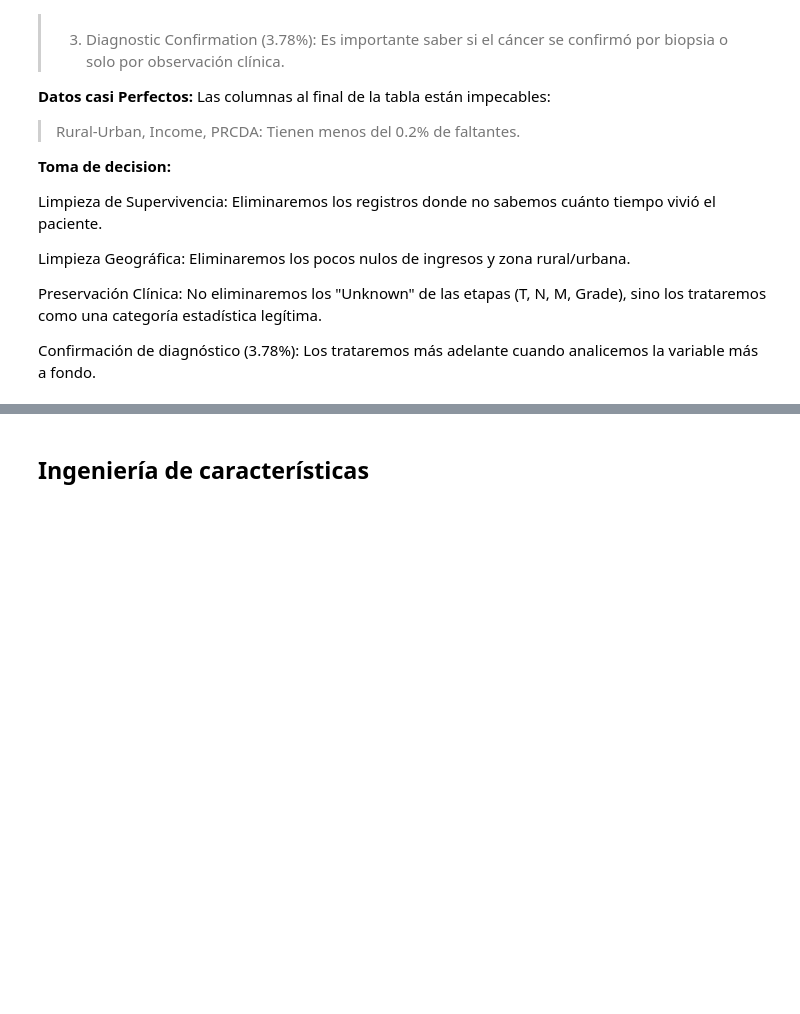
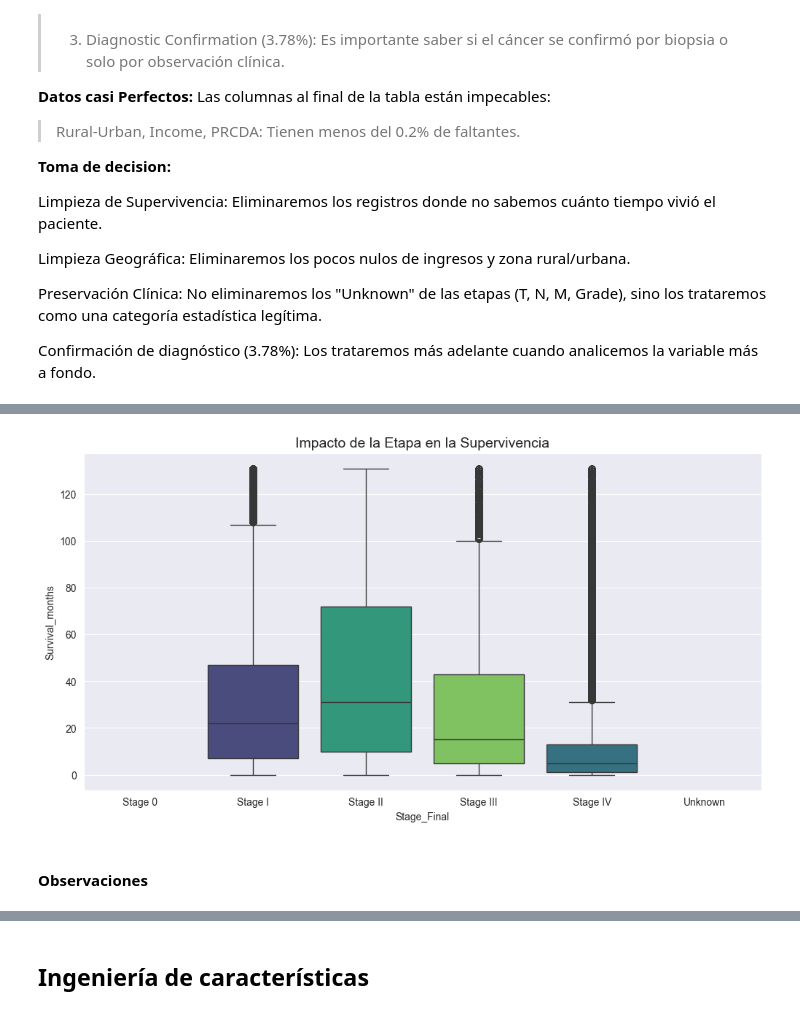
Before and after one commit to carlos-villa-restrepo/lung-cancer-prediction-xgboost, a Jupyter notebook: notebooks/01_eda_elius.ipynb, the cells around one changed output, grey strips where cells are left out. Saved outputs shown, nothing was run; the diff lists cells and outputs as text; code cells hidden in the pictures; blank space fills up the shorter version.

```diff
--- a/notebooks/01_eda_elius.ipynb
+++ b/notebooks/01_eda_elius.ipynb
@@ -644,0 +274,41 @@ Es muy revelador que en la categoría de etapa desconocida, el grupo de Ingresos
+# %%
+def encontrar_columna(lista_cols, palabra_clave):
+    for c in lista_cols:
+        if palabra_clave in c:
+            return c
+    return None
+
+cols_actuales = df.columns.tolist()
+
+c1 = encontrar_columna(cols_actuales, 'Combined_Summary_Stage')
+c2 = encontrar_columna(cols_actuales, 'Derived_EOD_2018')
+c3 = encontrar_columna(cols_actuales, '7th_Edition_Stage_Group')
+c4 = encontrar_columna(cols_actuales, 'Derived_AJCC_Stage_Group')
+
+stage_cols = [c for c in [c1, c2, c3, c4] if c is not None]
+# %%
+def simplificar_etapa(val):
+    val = str(val).upper()
+    if any(x in val for x in ['IV', 'DISTANT']): return 'Stage IV'
+    if 'III' in val: return 'Stage III'
+    if 'II' in val: return 'Stage II'
+    if any(x in val for x in ['I', 'LOCALIZED']): return 'Stage I'
+    if any(x in val for x in ['0', 'IN SITU']): return 'Stage 0'
+    return 'Unknown'
+# %%
+df['Stage_Final'] = df[stage_cols].fillna('').agg(' '.join, axis=1).apply(simplificar_etapa)
+# %%
+col_raza = [c for c in cols_actuales if 'Race_recode' in c][0]
+df[col_raza] = df[col_raza].replace(to_replace=r'.*Other.*', value='Others', regex=True)
+# %%
+plt.figure(figsize=(12, 6))
+df['Survival_months'] = pd.to_numeric(df['Survival_months'], errors='coerce')
+orden = ['Stage 0', 'Stage I', 'Stage II', 'Stage III', 'Stage IV', 'Unknown']
+
+sns.boxplot(data=df, x='Stage_Final', y='Survival_months', order=orden, palette='viridis', hue='Stage_Final', legend=False)
+plt.title('Impacto de la Etapa en la Supervivencia', fontsize=14)
+plt.show()
+# %% [output]
+[figure, added]
+# %% [markdown]
+#### Observaciones
```
Also changed, not shown: parts of 110 cells of this notebook, 38 other files.
